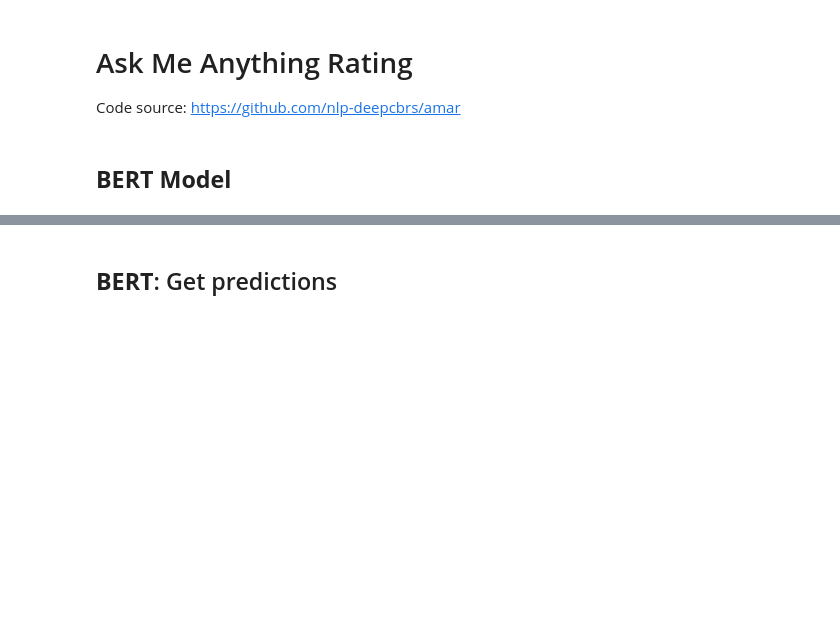
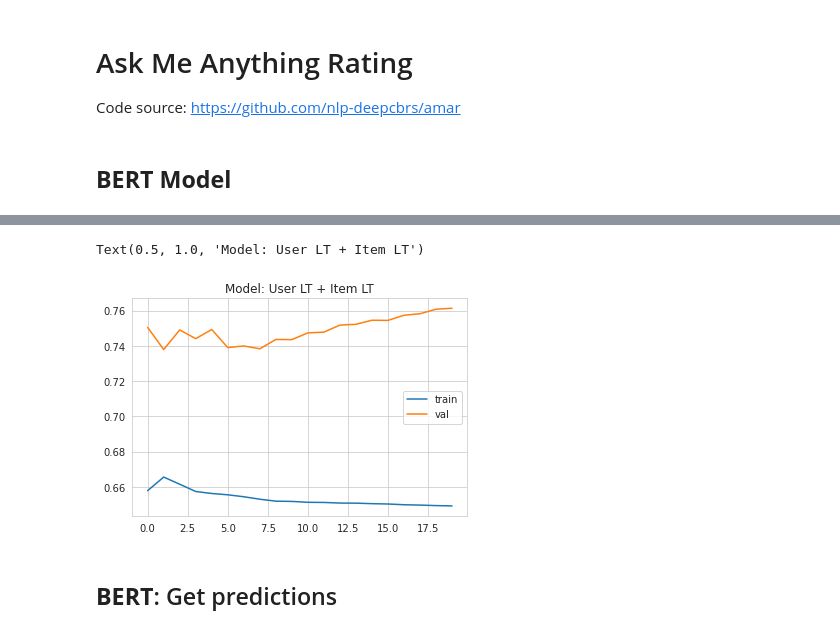
Before and after one commit to Katrin-Leberfinger/Hybrid-gender-debiased-music-recommendation, a Jupyter notebook: AI_MasterThesis_Recommendations_LFM2b.ipynb, the cells around one changed output, grey strips where cells are left out. Cells and saved outputs as stored; diff of their text form; code cells hidden in the pictures; blank space fills up the shorter version.

```diff
--- a/AI_MasterThesis_Recommendations_LFM2b.ipynb
+++ b/AI_MasterThesis_Recommendations_LFM2b.ipynb
@@ -337,6 +337,19 @@ user2id = {v:i for i, v in enumerate(data_interaction.user_id.sort_values().uniq
 # Ask Me Anything Rating
 
 Code source: https://github.com/nlp-deepcbrs/amar
+# %%
+def get_ndcg(df, rel_pred, k):
+
+  rel_true = np.zeros(len(df))
+  rel_true[:k] = 1
+
+  def _dcg(rel):
+    i = np.arange(1, len(rel_pred)+ 1)
+    denom = np.log2(i + 1)
+    dcg = np.sum(rel / denom)
+    return dcg
+
+  return _dcg(rel_pred) / _dcg(rel_true)
 # %% [markdown]
 ## **BERT Model**
 # %%
@@ -535,14 +552,14 @@ dataset_val= LFM2bDataset(data_interaction_val,tokenizer,item_text_embeddings_si
 num_users = len(data_interaction[user_col].drop_duplicates())
 num_items = len(pos2item)
 
-# hidden_dense_layer_size_base = item_embeddings_size + user_embeddings_size
-# model_base = AMARBase(hidden_dense_layer_size_base, item_embeddings_size, user_embeddings_size, num_users, num_items)
+hidden_dense_layer_size_base = item_embeddings_size + user_embeddings_size
+model_base = AMARBase(hidden_dense_layer_size_base, item_embeddings_size, user_embeddings_size, num_users, num_items)
 
 # hidden_dense_layer_size_bert = item_embeddings_size + 2 * item_text_embeddings_size + user_embeddings_size
 # model_bert = AMARBertMultiple( hidden_dense_layer_size_bert, item_embeddings_size, user_embeddings_size, item_text_embeddings_size, num_users, num_items)
 
-hidden_dense_layer_size_bert = item_embeddings_size + item_text_embeddings_size + user_embeddings_size
-model_bert = AMARBert( hidden_dense_layer_size_bert, item_embeddings_size, user_embeddings_size, item_text_embeddings_size, num_users, num_items)
+# hidden_dense_layer_size_bert = item_embeddings_size + item_text_embeddings_size + user_embeddings_size
+# model_bert = AMARBert( hidden_dense_layer_size_bert, item_embeddings_size, user_embeddings_size, item_text_embeddings_size, num_users, num_items)
 
 #hidden_dense_layer_size_bert = item_text_embeddings_size + user_embeddings_size
 #model = AMARBert(hidden_dense_layer_size_bert, user_embeddings_size, num_users)
@@ -689,3 +754,19 @@ files.download(f"training_{text_col}.png")
+# %%
+plt.plot(loss_train, label='train')
+plt.plot(loss_val, label='val')
+plt.legend()
+plt.title("Model: User LT + Item LT")
+
+# from google.colab import files
+# plt.savefig(f"training_{text_col}.png")
+# files.download(f"training_{text_col}.png")
+
+# from google.colab import files
+# plt.savefig(f"training_lyrics_tags.png")
+# files.download(f"training_lyrics_tags.png")
+# %% [output]
+Text(0.5, 1.0, 'Model: User LT + Item LT')
+[figure, added]
 # %% [markdown]
 ## **BERT**: Get predictions
 # %%
```
Also changed, not shown: parts of 18 cells of this notebook.
